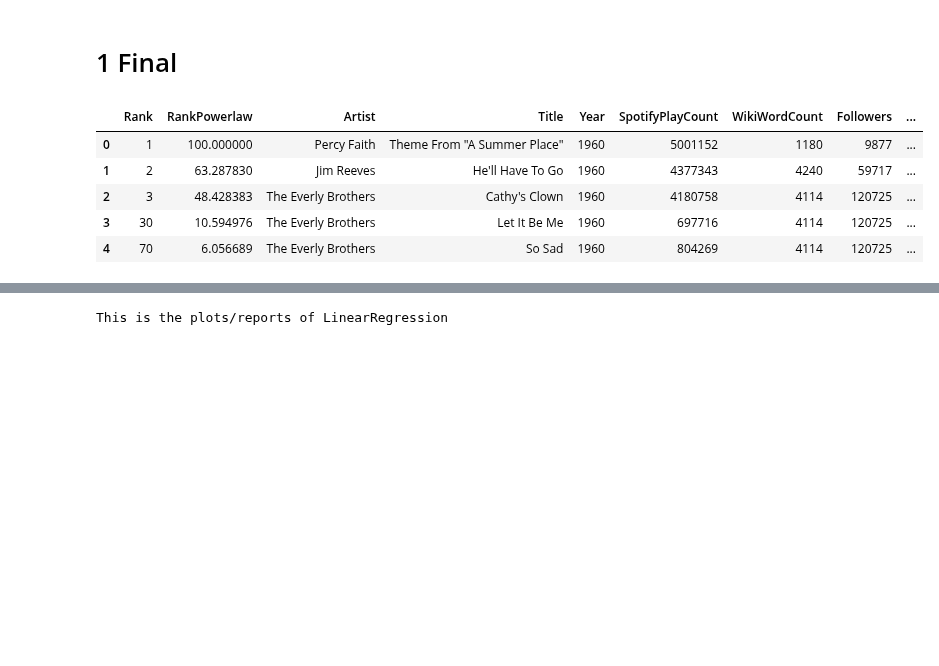
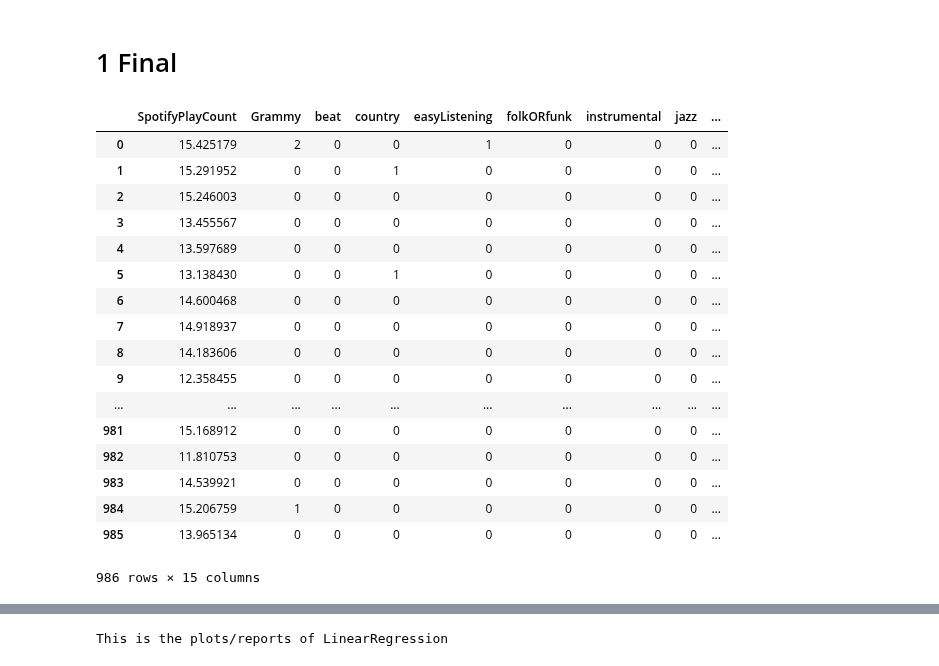
Before and after one commit to caitaozhan/CSE519-Homework-Project, a Jupyter notebook: TheProject/src/music_Caitao_final.ipynb, the cells around one changed output, grey strips where cells are left out. Cells and saved outputs as stored; diff of their text form; code cells hidden in the pictures; blank space fills up the shorter version.

```diff
--- a/TheProject/src/music_Caitao_final.ipynb
+++ b/TheProject/src/music_Caitao_final.ipynb
@@ -231,16 +231,33 @@ def evaluation(model, feature, target):
 # %% [markdown]
 # 1 Final
 # %%
-df_music5 = pd.read_csv('../music_data/dataset-12-5.csv')
+df_music5 = pd.read_csv('../music_data/dataset-12-6.csv')
+# %%
+df_music5.SpotifyPlayCount = np.log(df_music5.SpotifyPlayCount)
+# %%
+df_music5 = df_music5.loc[:, ['SpotifyPlayCount', 'Grammy', 'beat', 'country', 'easyListening', 'folkORfunk', 'instrumental', 'jazz', 'pop',
+                          'popRock', 'r&b', 'rock', 'rockabilly', 'sunshinePop', 'traditionalPop']]
 # %%
-df_music5.head()
+df_music5
 # %% [output]
-|  | Rank | RankPowerlaw | Artist | Title | Year | SpotifyPlayCount | WikiWordCount | Followers | ... |
-| 0 | 1 | 100.000000 | Percy Faith | Theme From "A Summer Place" | 1960 | 5001152 | 1180 | 9877 | ... |
-| 1 | 2 | 63.287830 | Jim Reeves | He'll Have To Go | 1960 | 4377343 | 4240 | 59717 | ... |
-| 2 | 3 | 48.428383 | The Everly Brothers | Cathy's Clown | 1960 | 4180758 | 4114 | 120725 | ... |
-| 3 | 30 | 10.594976 | The Everly Brothers | Let It Be Me | 1960 | 697716 | 4114 | 120725 | ... |
-| 4 | 70 | 6.056689 | The Everly Brothers | So Sad | 1960 | 804269 | 4114 | 120725 | ... |
+|  | SpotifyPlayCount | Grammy | beat | country | easyListening | folkORfunk | instrumental | jazz | ... |
+| 0 | 15.425179 | 2 | 0 | 0 | 1 | 0 | 0 | 0 | ... |
+| 1 | 15.291952 | 0 | 0 | 1 | 0 | 0 | 0 | 0 | ... |
+| 2 | 15.246003 | 0 | 0 | 0 | 0 | 0 | 0 | 0 | ... |
+| 3 | 13.455567 | 0 | 0 | 0 | 0 | 0 | 0 | 0 | ... |
+| 4 | 13.597689 | 0 | 0 | 0 | 0 | 0 | 0 | 0 | ... |
+| 5 | 13.138430 | 0 | 0 | 1 | 0 | 0 | 0 | 0 | ... |
+| 6 | 14.600468 | 0 | 0 | 0 | 0 | 0 | 0 | 0 | ... |
+| 7 | 14.918937 | 0 | 0 | 0 | 0 | 0 | 0 | 0 | ... |
+| 8 | 14.183606 | 0 | 0 | 0 | 0 | 0 | 0 | 0 | ... |
+| 9 | 12.358455 | 0 | 0 | 0 | 0 | 0 | 0 | 0 | ... |
+| ... | ... | ... | ... | ... | ... | ... | ... | ... | ... |
+| 981 | 15.168912 | 0 | 0 | 0 | 0 | 0 | 0 | 0 | ... |
+| 982 | 11.810753 | 0 | 0 | 0 | 0 | 0 | 0 | 0 | ... |
+| 983 | 14.539921 | 0 | 0 | 0 | 0 | 0 | 0 | 0 | ... |
+| 984 | 15.206759 | 1 | 0 | 0 | 0 | 0 | 0 | 0 | ... |
+| 985 | 13.965134 | 0 | 0 | 0 | 0 | 0 | 0 | 0 | ... |
+986 rows × 15 columns
 # %%
 do_log(df_music5,feature_list=['RankPowerlaw', 'SpotifyPlayCount', 'WikiWordCount', 'Followers'])
 z_score_norm(df_music5, feature_list=['RankPowerlaw', 'Year', 'WikiWordCount', 'Followers', 'Popularity'])
```
Also changed, not shown: parts of 8 cells of this notebook, 17 other files.
